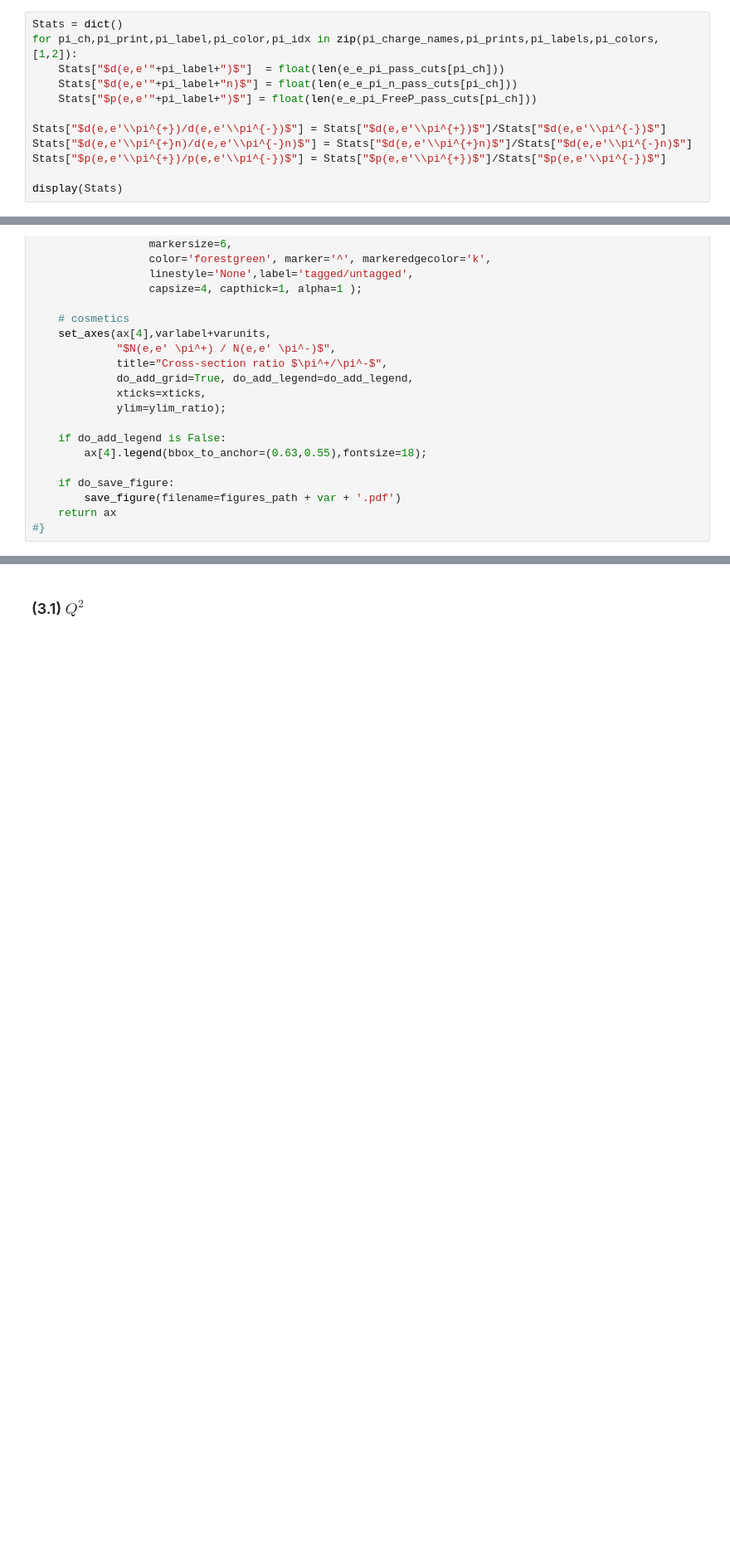
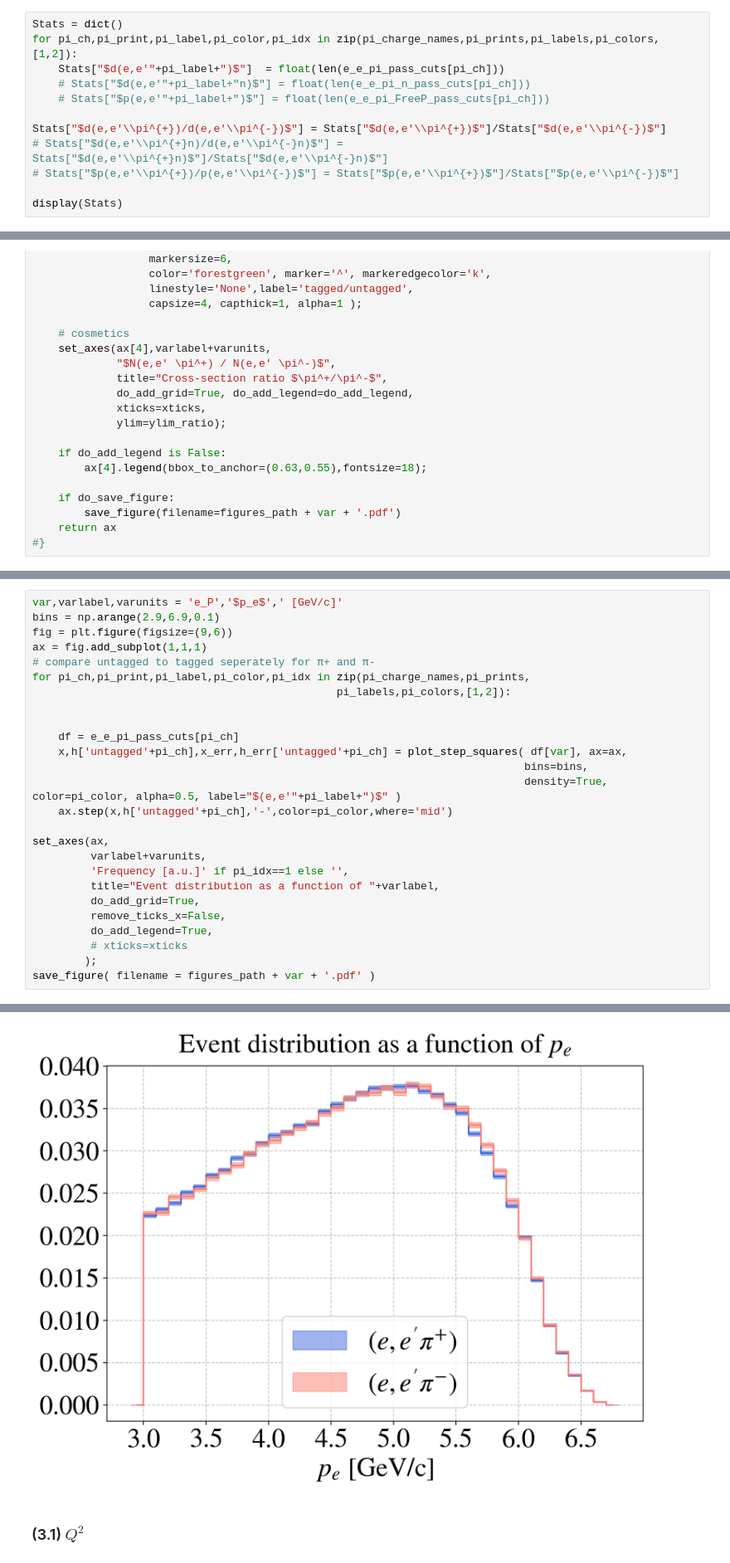
Before and after one commit to erezcoh4/SIDIS_at_BAND, a Jupyter notebook: PythonAnalysis/Kinematics/Kinematical_distributions.ipynb, the cells around one changed output, grey strips where cells are left out. Shown at 83% size. Cells and saved outputs as stored; diff of their text form; blank space fills up the shorter version.

```diff
--- a/PythonAnalysis/Kinematics/Kinematical_distributions.ipynb
+++ b/PythonAnalysis/Kinematics/Kinematical_distributions.ipynb
@@ -63,11 +61,11 @@ KeyboardInterrupt:
 Stats = dict()
 for pi_ch,pi_print,pi_label,pi_color,pi_idx in zip(pi_charge_names,pi_prints,pi_labels,pi_colors,[1,2]):
     Stats["$d(e,e'"+pi_label+")$"]  = float(len(e_e_pi_pass_cuts[pi_ch]))
-    Stats["$d(e,e'"+pi_label+"n)$"] = float(len(e_e_pi_n_pass_cuts[pi_ch]))
-    Stats["$p(e,e'"+pi_label+")$"] = float(len(e_e_pi_FreeP_pass_cuts[pi_ch]))
+    # Stats["$d(e,e'"+pi_label+"n)$"] = float(len(e_e_pi_n_pass_cuts[pi_ch]))
+    # Stats["$p(e,e'"+pi_label+")$"] = float(len(e_e_pi_FreeP_pass_cuts[pi_ch]))
 
 Stats["$d(e,e'\\pi^{+})/d(e,e'\\pi^{-})$"] = Stats["$d(e,e'\\pi^{+})$"]/Stats["$d(e,e'\\pi^{-})$"]
-Stats["$d(e,e'\\pi^{+}n)/d(e,e'\\pi^{-}n)$"] = Stats["$d(e,e'\\pi^{+}n)$"]/Stats["$d(e,e'\\pi^{-}n)$"]
-Stats["$p(e,e'\\pi^{+})/p(e,e'\\pi^{-})$"] = Stats["$p(e,e'\\pi^{+})$"]/Stats["$p(e,e'\\pi^{-})$"]
+# Stats["$d(e,e'\\pi^{+}n)/d(e,e'\\pi^{-}n)$"] = Stats["$d(e,e'\\pi^{+}n)$"]/Stats["$d(e,e'\\pi^{-}n)$"]
+# Stats["$p(e,e'\\pi^{+})/p(e,e'\\pi^{-})$"] = Stats["$p(e,e'\\pi^{+})$"]/Stats["$p(e,e'\\pi^{-})$"]
 
 display(Stats)
@@ -227,0 +232,27 @@ def plot_SIDIS_variable(var  = 'Q2',
+# %%
+var,varlabel,varunits = 'e_P','$p_e$',' [GeV/c]'
+bins = np.arange(2.9,6.9,0.1)
+fig = plt.figure(figsize=(9,6))
+ax = fig.add_subplot(1,1,1)
+# compare untagged to tagged seperately for π+ and π-
+for pi_ch,pi_print,pi_label,pi_color,pi_idx in zip(pi_charge_names,pi_prints,
+                                               pi_labels,pi_colors,[1,2]):
+
+
+    df = e_e_pi_pass_cuts[pi_ch]
+    x,h['untagged'+pi_ch],x_err,h_err['untagged'+pi_ch] = plot_step_squares( df[var], ax=ax,
+                                                                            bins=bins,
+                                                                            density=True, color=pi_color, alpha=0.5, label="$(e,e'"+pi_label+")$" )
+    ax.step(x,h['untagged'+pi_ch],'-',color=pi_color,where='mid')
+
+set_axes(ax,
+         varlabel+varunits,
+         'Frequency [a.u.]' if pi_idx==1 else '',
+         title="Event distribution as a function of "+varlabel,
+         do_add_grid=True,
+         remove_ticks_x=False,
+         do_add_legend=True,
+         # xticks=xticks
+        );
+save_figure( filename = figures_path + var + '.pdf' )
+# %% [output]
@@ -228,3 +260,4 @@ def plot_SIDIS_variable(var  = 'Q2',
+[figure, added]
 # %% [markdown]
 ### (3.1) $Q^2$
 # %%
```
Also changed, not shown: parts of 5 cells of this notebook, 4 other files.
